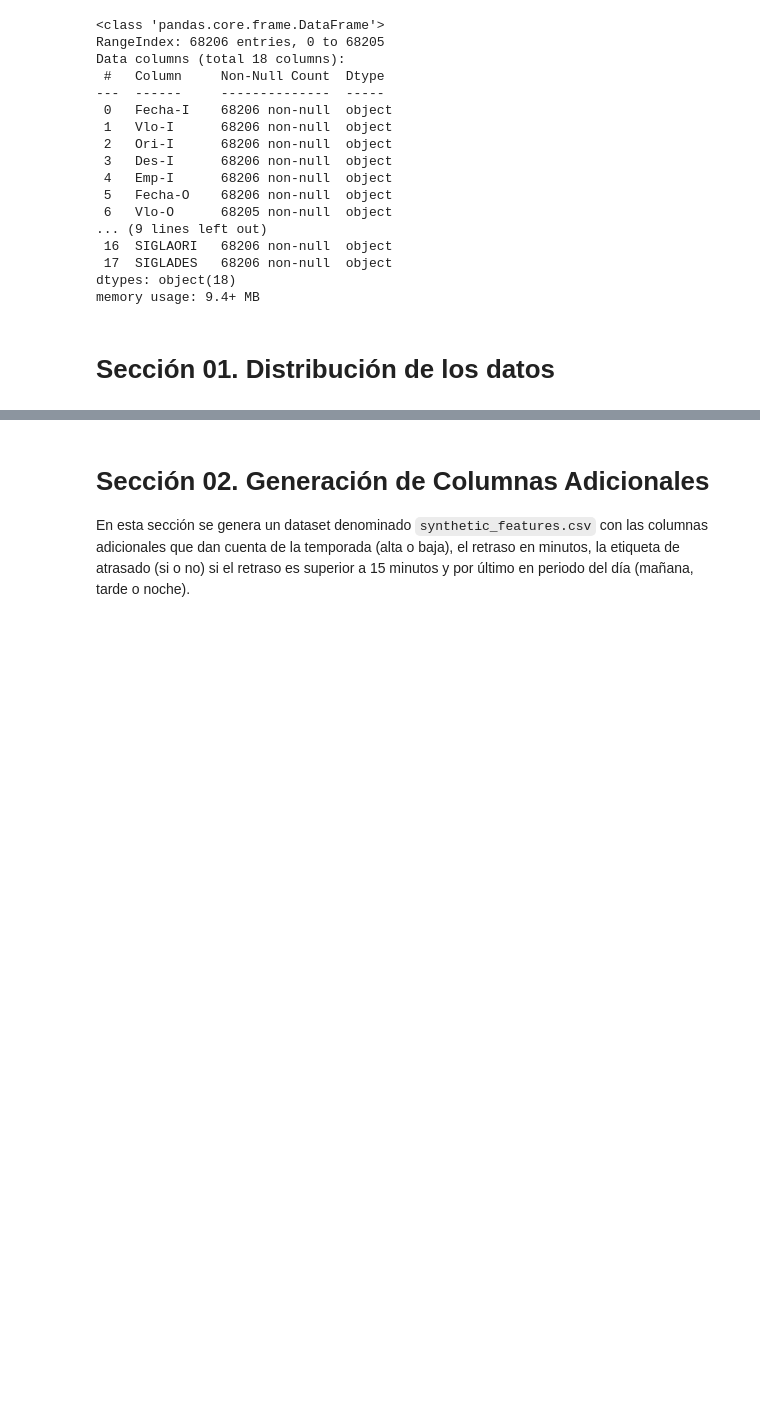
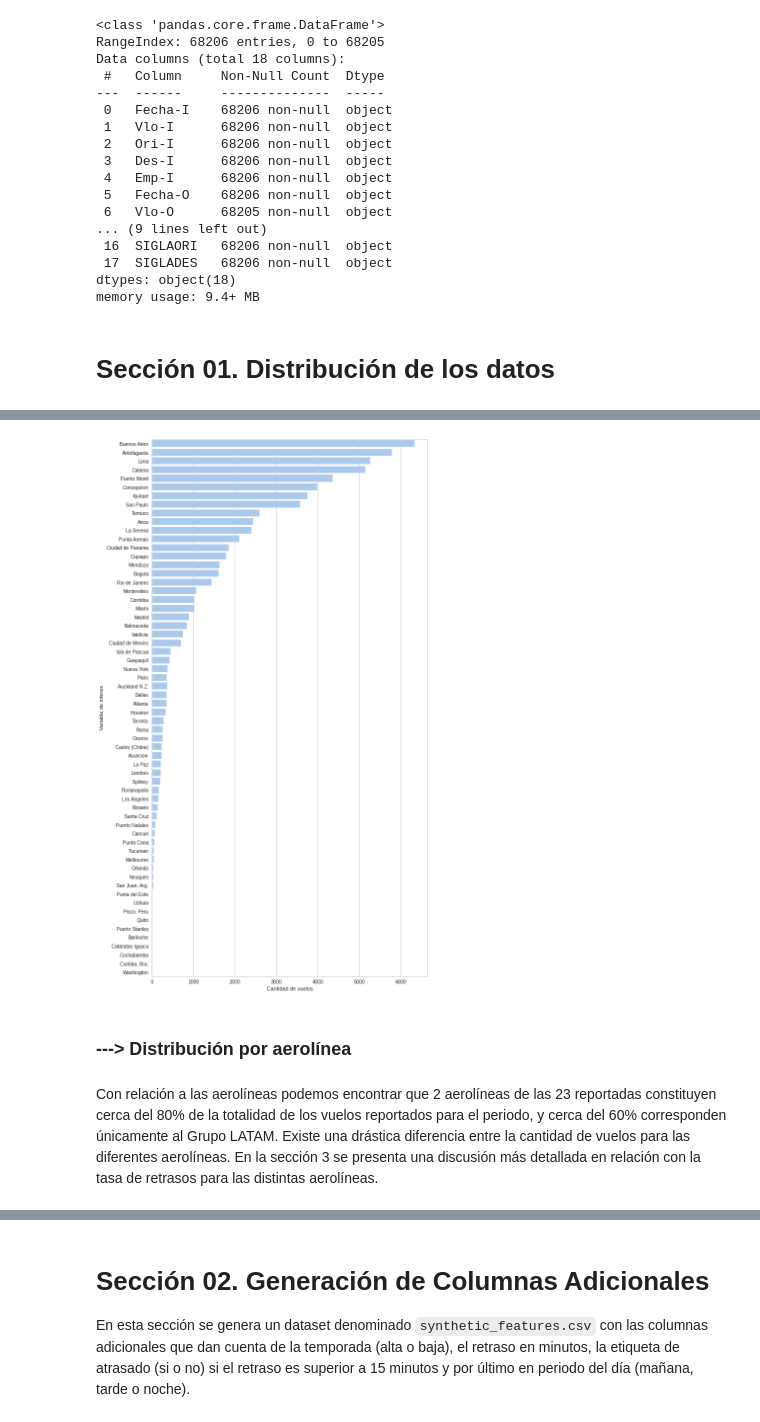
Before and after one commit to alexandergribenchenko/DS_LATAM_Test, a Jupyter notebook: solution.ipynb, the cells around one changed output, grey strips where cells are left out. Saved outputs shown, nothing was run; the diff lists cells and outputs as text; code cells hidden in the pictures; blank space fills up the shorter version.

```diff
--- a/solution.ipynb
+++ b/solution.ipynb
@@ -87,0 +185,24 @@ memory usage: 9.4+ MB
+# %%
+def dataframe_agregacion(df, col_interes):
+  df_output = df.groupby([col_interes], as_index=False).\
+                            agg(vuelos =(col_interes, 'count'),
+                                porcentaje_vuelos= (col_interes, lambda x: round(100*x.count()/len(df_raw),2))
+                                ).\
+                            sort_values(by=['porcentaje_vuelos'], ascending=[False]).reset_index(drop=True)
+  df_output['porcentaje_acumulado'] = df_output['porcentaje_vuelos'].cumsum()
+
+  return df_output
+# %%
+def plot_distribucion(df, width, length):
+
+  fig, ax = plt.subplots()
+  fig.set_size_inches(width,length)
+
+  sns.set_color_codes("pastel")
+  sns.barplot(y=df.columns[0], x=df.columns[1], data=df,
+              label="Total", color="b")
+
+  ax.set_xlabel("Cantidad de vuelos")
+  ax.set_ylabel("Variable de interes")
+
+  plt.show()
@@ -87,0 +213,3 @@ memory usage: 9.4+ MB
+# %%
+df_agregacion_destino = dataframe_agregacion(df_raw,'SIGLADES')
+df_agregacion_destino
@@ -87,0 +230,8 @@ memory usage: 9.4+ MB
+# %%
+plot_distribucion(df_agregacion_destino, 10, 20)
+# %% [output]
+[figure, added]
+# %% [markdown]
+### ---> Distribución por aerolínea
+# %% [markdown]
+Con relación a las aerolíneas podemos encontrar que 2 aerolíneas de las 23 reportadas constituyen cerca del 80% de la totalidad de los vuelos reportados para el periodo, y cerca del 60% corresponden únicamente al Grupo LATAM. Existe una drástica  diferencia entre la cantidad de vuelos para las diferentes aerolíneas. En la sección 3 se presenta una discusión más detallada en relación con la tasa de retrasos para las distintas aerolíneas.
```
Also changed, not shown: parts of 39 cells of this notebook.
